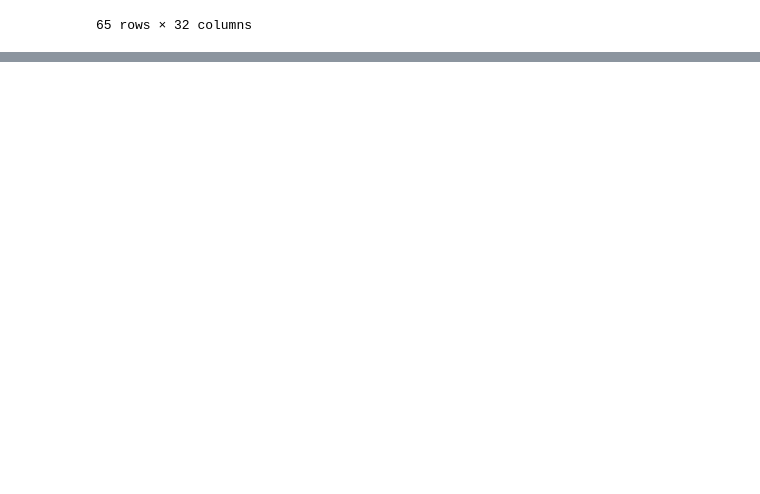
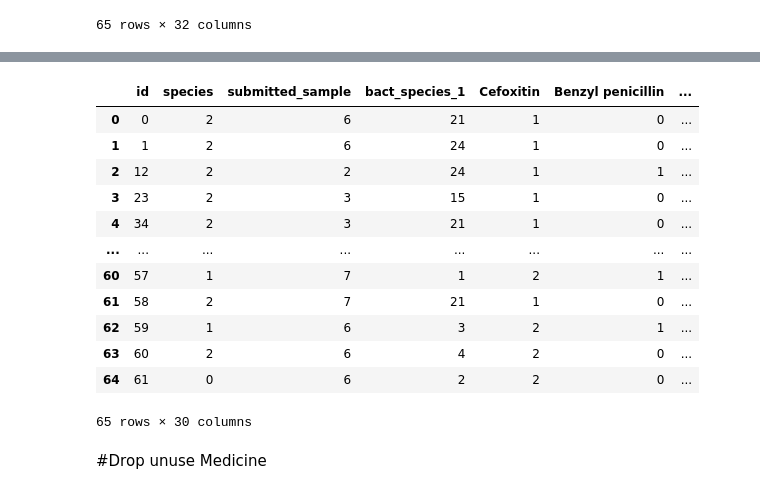
Before and after one commit to taletalesarb/Dog-and-Cat-Lab-test-to-medicine-recommendation, a Jupyter notebook: Cefovecin_decisionTree.ipynb, the cells around one changed output, grey strips where cells are left out. Cells and saved outputs as stored; diff of their text form; code cells hidden in the pictures; blank space fills up the shorter version.

```diff
--- a/Cefovecin_decisionTree.ipynb
+++ b/Cefovecin_decisionTree.ipynb
@@ -1310,0 +1446,21 @@ indata
+# %%
+indata = indata.drop(columns=['collect_method'])
+indata = indata.drop(columns=['vitek_id'])
+# %%
+indata
+# %% [output]
+|  | id | species | submitted_sample | bact_species_1 | Cefoxitin | Benzyl penicillin | ... |
+| 0 | 0 | 2 | 6 | 21 | 1 | 0 | ... |
+| 1 | 1 | 2 | 6 | 24 | 1 | 0 | ... |
+| 2 | 12 | 2 | 2 | 24 | 1 | 1 | ... |
+| 3 | 23 | 2 | 3 | 15 | 1 | 0 | ... |
+| 4 | 34 | 2 | 3 | 21 | 1 | 0 | ... |
+| ... | ... | ... | ... | ... | ... | ... | ... |
+| 60 | 57 | 1 | 7 | 1 | 2 | 1 | ... |
+| 61 | 58 | 2 | 7 | 21 | 1 | 0 | ... |
+| 62 | 59 | 1 | 6 | 3 | 2 | 1 | ... |
+| 63 | 60 | 2 | 6 | 4 | 2 | 0 | ... |
+| 64 | 61 | 0 | 6 | 2 | 2 | 0 | ... |
+65 rows × 30 columns
+# %% [markdown]
+#Drop unuse Medicine
```
Also changed, not shown: parts of 43 cells of this notebook.
